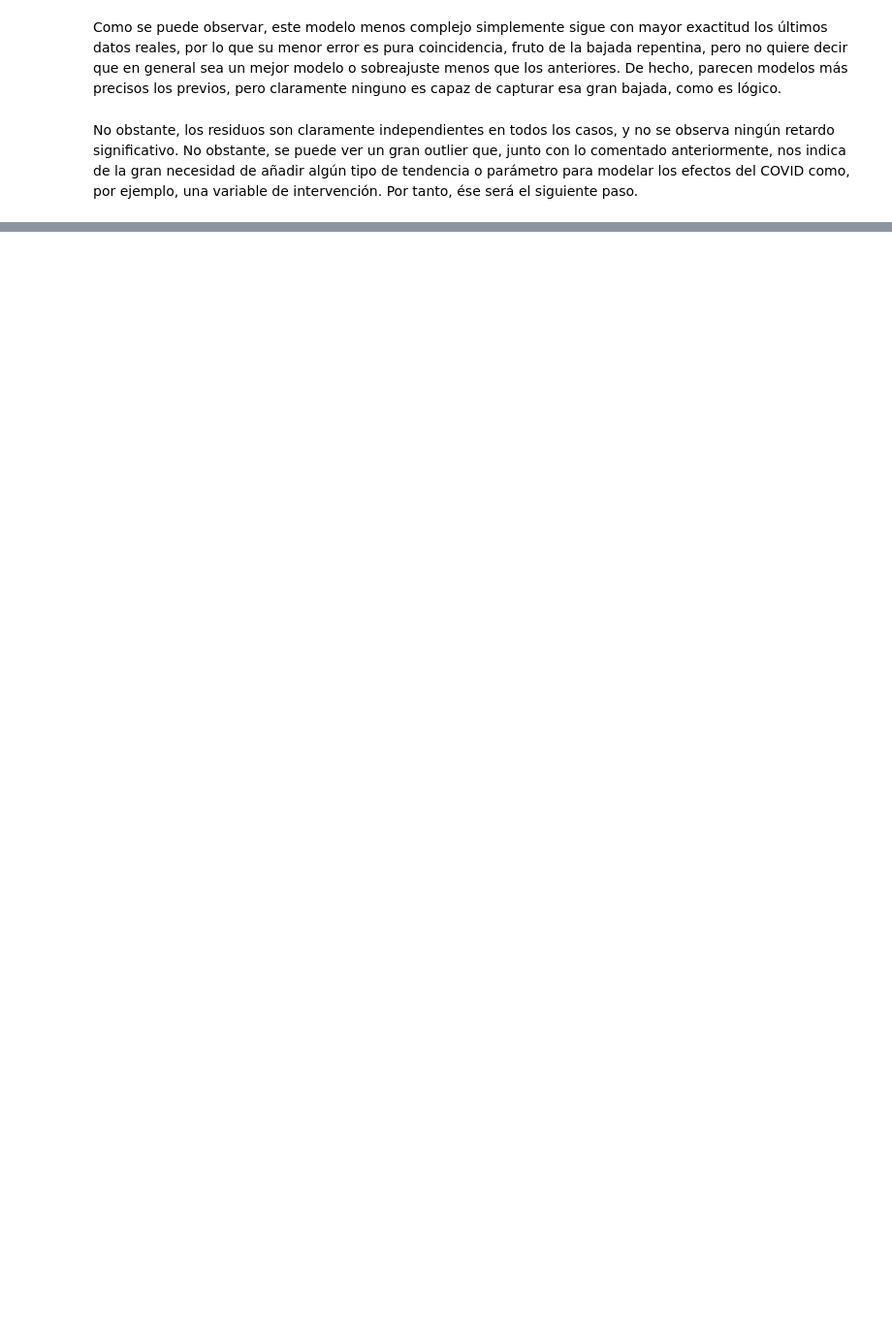
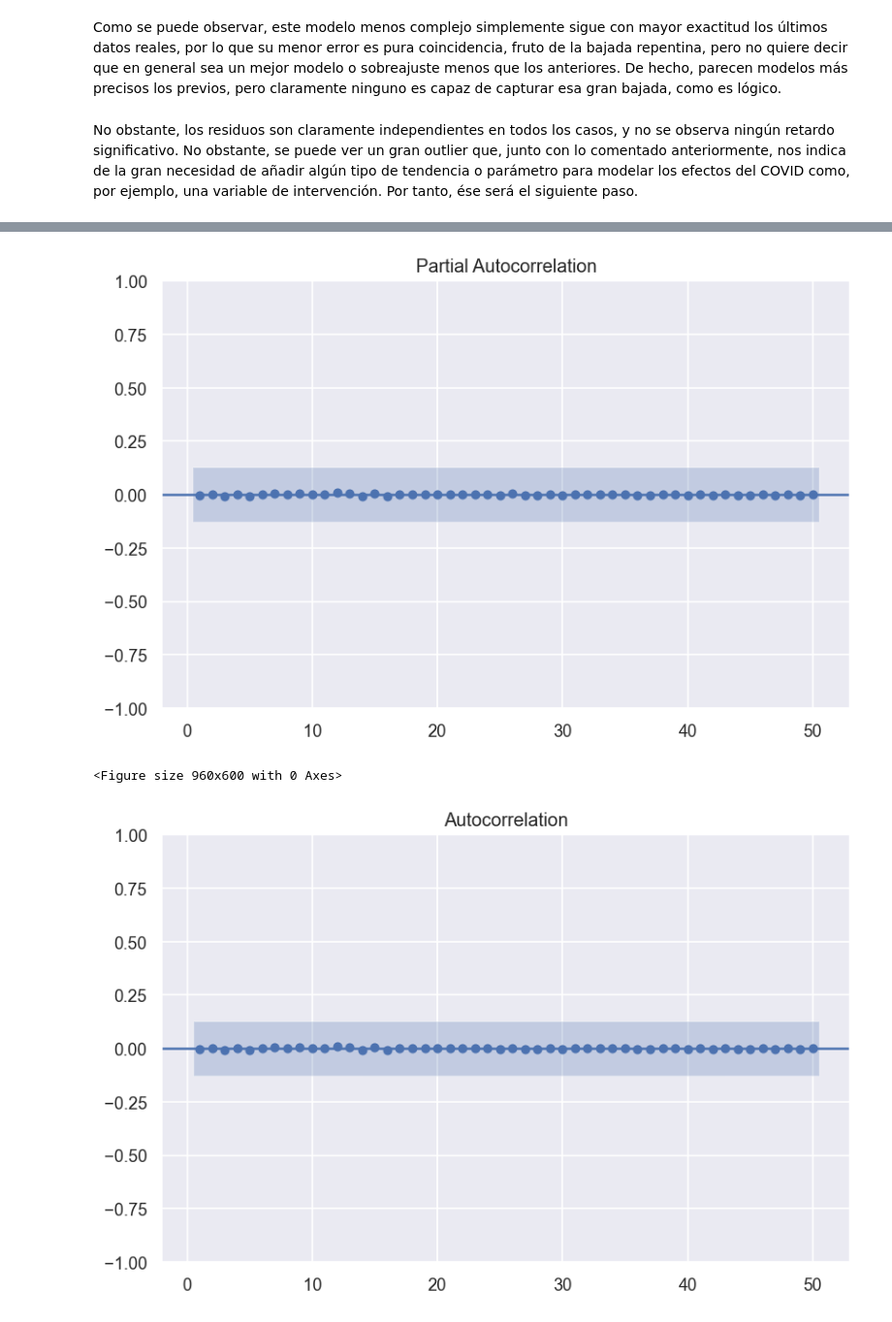
Before and after one commit to juanls1/Assignment2_ML, a Jupyter notebook: ML_Assignment2.ipynb, the cells around one changed output, grey strips where cells are left out. Shown at 97% size. Cells and saved outputs as stored; diff of their text form; code cells hidden in the pictures; blank space fills up the shorter version.

Commit message:
"SARIMAX"

```diff
--- a/ML_Assignment2.ipynb
+++ b/ML_Assignment2.ipynb
@@ -614,11 +671,10 @@ df.loc[periodo_covid_inicio:periodo_covid_fin, 'Periodo_Covid'] = 1
 # %%
-INPUTS_SARMAX = ['COVID']
 
 # We could also fit a more complicated model with ARMA with seasonal components.
-mod_sarimax = sm.tsa.SARIMAX(endog = y_train,
-                            order=(1,1,1),
-                            seasonal_order=(0,1,1,4),
-                            exog = X_train[INPUTS_SARMAX])
+mod_sarimax = sm.tsa.SARIMAX(endog = z,
+                            order=(0,1,1),
+                            seasonal_order=(1,0,1,12),
+                            exog = X_train2[INPUTS_SARMAX],trend='n')
 res_sarimax = mod_sarimax.fit()
 
 # Show the summary of results
@@ -629,0 +709,8 @@ FT.check_residuals(pd.DataFrame(res_sarimax.resid),lags=50)
+# %%
+plt.figure()
+plot_acf(res_sarimax.resid, lags=50,zero=False)
+plot_pacf(res_sarimax.resid, lags=50,zero=False)
+# %% [output]
+[figure, added]
+<Figure size 960x600 with 0 Axes>
+[figure, added]
```
Also changed, not shown: parts of 30 cells of this notebook.
